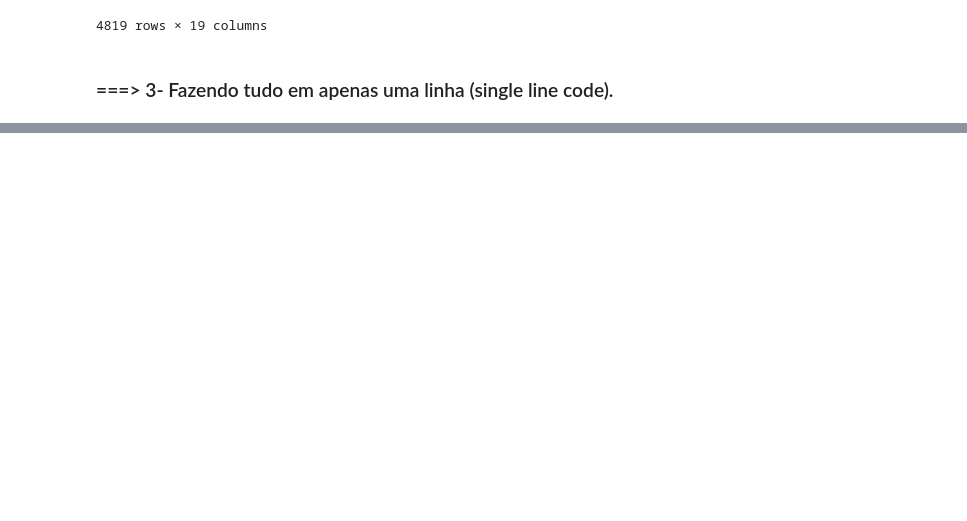
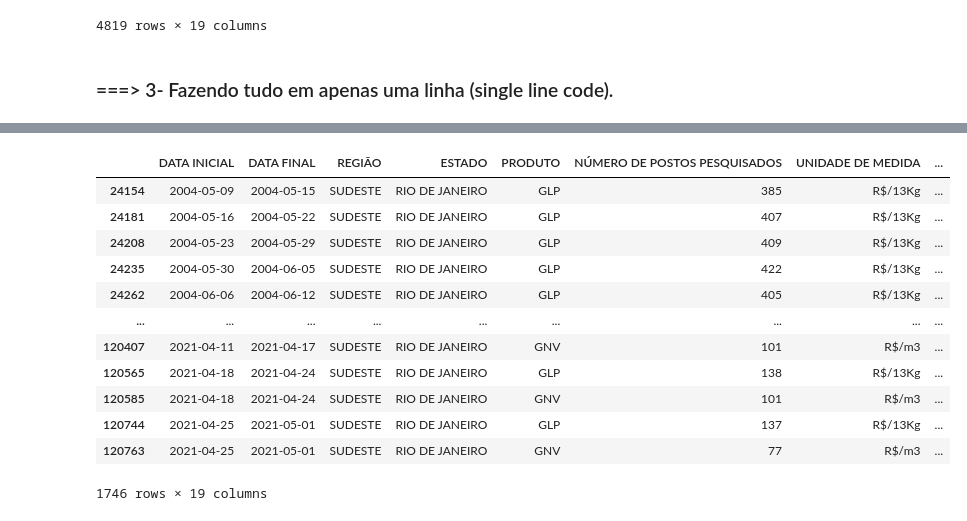
Before and after one commit to adalbertobrant/lipai, a Jupyter notebook: atividades/estudo-python/src/09-pandas/manipulacao_dados_pandas.ipynb, the cells around one changed output, grey strips where cells are left out. Drawn from its saved outputs; the diff is of its cells as text; code cells hidden in the pictures; blank space fills up the shorter version.

```diff
--- a/atividades/estudo-python/src/09-pandas/manipulacao_dados_pandas.ipynb
+++ b/atividades/estudo-python/src/09-pandas/manipulacao_dados_pandas.ipynb
@@ -1267,0 +1347,18 @@ postos_RS.head()
+# %%
+postos_vendem_gas_RJ = data.query('ESTADO == "RIO DE JANEIRO" and (PRODUTO == "GNV" or PRODUTO == "GLP")')
+# %%
+postos_vendem_gas_RJ
+# %% [output]
+|  | DATA INICIAL | DATA FINAL | REGIÃO | ESTADO | PRODUTO | NÚMERO DE POSTOS PESQUISADOS | UNIDADE DE MEDIDA | ... |
+| 24154 | 2004-05-09 | 2004-05-15 | SUDESTE | RIO DE JANEIRO | GLP | 385 | R$/13Kg | ... |
+| 24181 | 2004-05-16 | 2004-05-22 | SUDESTE | RIO DE JANEIRO | GLP | 407 | R$/13Kg | ... |
+| 24208 | 2004-05-23 | 2004-05-29 | SUDESTE | RIO DE JANEIRO | GLP | 409 | R$/13Kg | ... |
+| 24235 | 2004-05-30 | 2004-06-05 | SUDESTE | RIO DE JANEIRO | GLP | 422 | R$/13Kg | ... |
+| 24262 | 2004-06-06 | 2004-06-12 | SUDESTE | RIO DE JANEIRO | GLP | 405 | R$/13Kg | ... |
+| ... | ... | ... | ... | ... | ... | ... | ... | ... |
+| 120407 | 2021-04-11 | 2021-04-17 | SUDESTE | RIO DE JANEIRO | GNV | 101 | R$/m3 | ... |
+| 120565 | 2021-04-18 | 2021-04-24 | SUDESTE | RIO DE JANEIRO | GLP | 138 | R$/13Kg | ... |
+| 120585 | 2021-04-18 | 2021-04-24 | SUDESTE | RIO DE JANEIRO | GNV | 101 | R$/m3 | ... |
+| 120744 | 2021-04-25 | 2021-05-01 | SUDESTE | RIO DE JANEIRO | GLP | 137 | R$/13Kg | ... |
+| 120763 | 2021-04-25 | 2021-05-01 | SUDESTE | RIO DE JANEIRO | GNV | 77 | R$/m3 | ... |
+1746 rows × 19 columns
```
Also changed, not shown: parts of 13 cells of this notebook.
